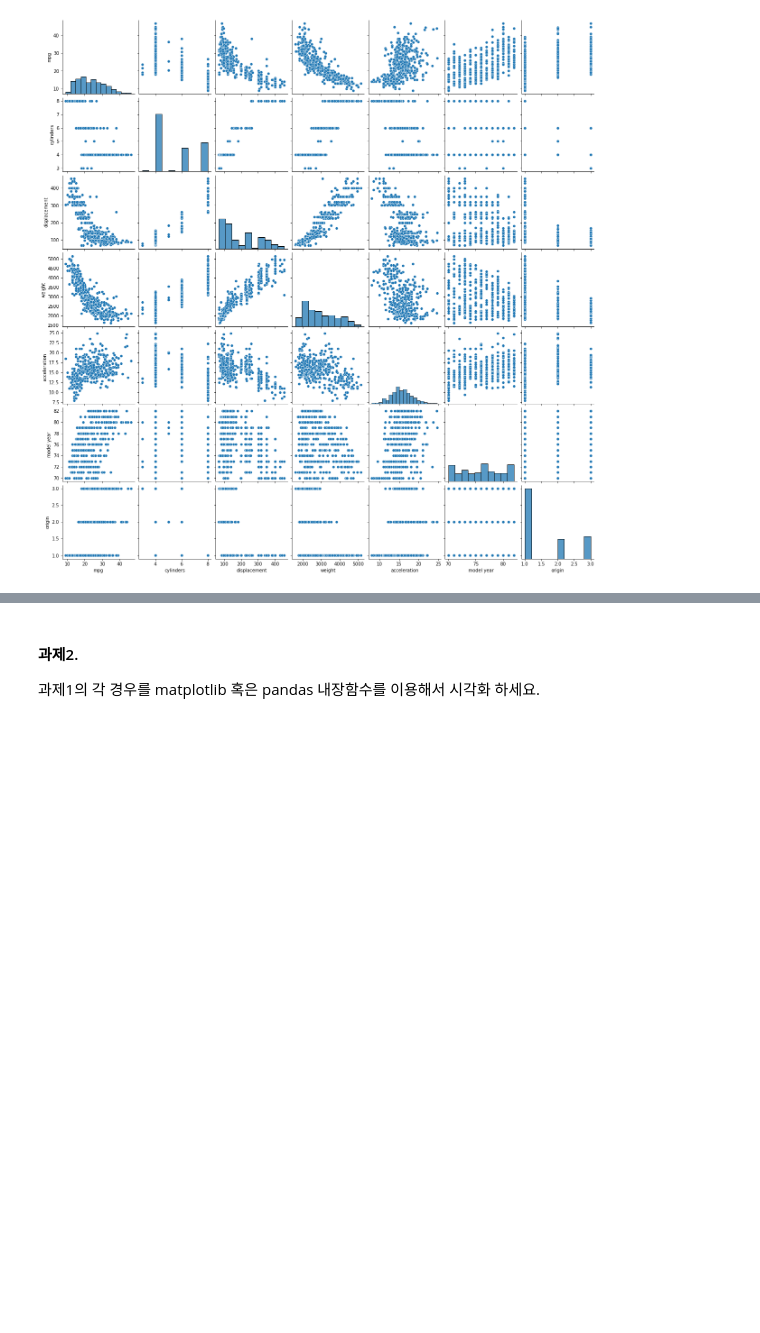
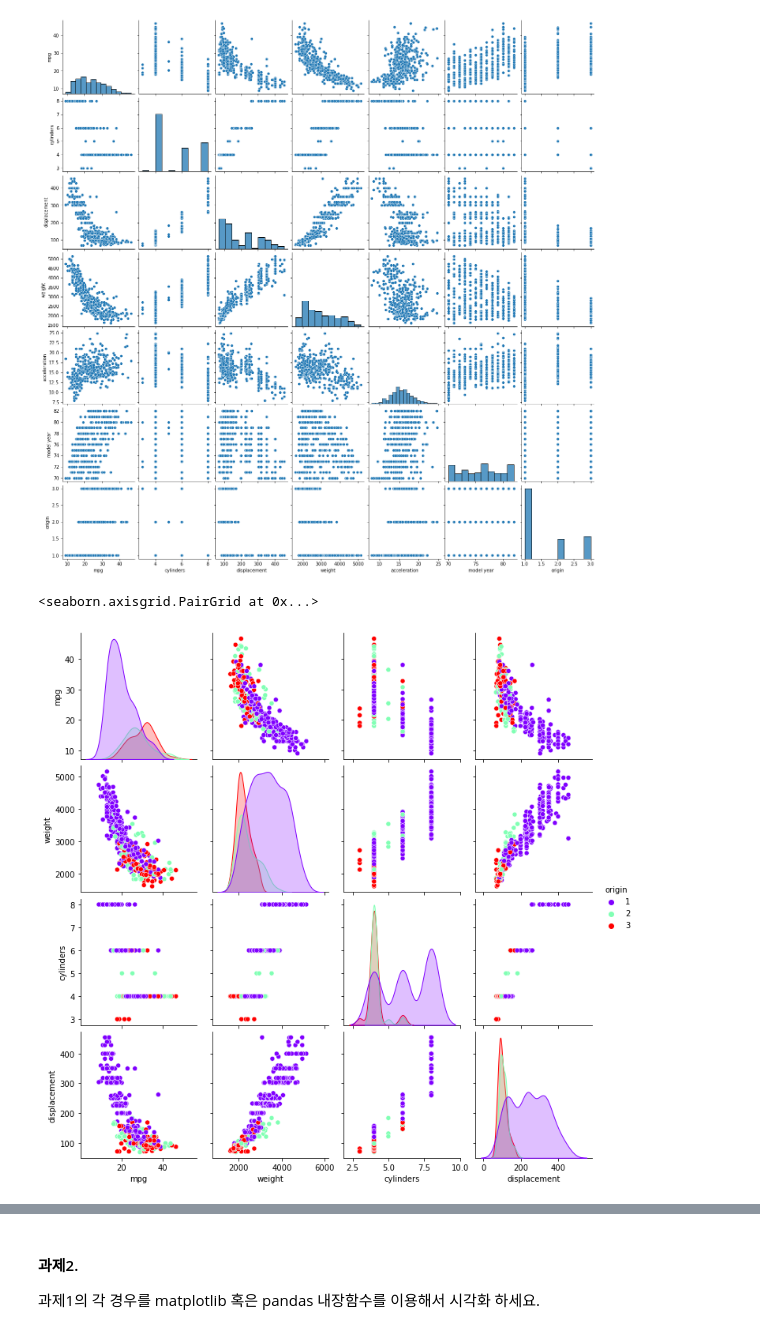
Before and after one commit to bnv20/kdt9, a Jupyter notebook: m2_분석라이브러리/visualization/시각화1_guide.ipynb, the cells around one changed output, grey strips where cells are left out. Saved outputs shown, nothing was run; the diff lists cells and outputs as text; code cells hidden in the pictures; blank space fills up the shorter version.

```diff
--- a/m2_분석라이브러리/visualization/시각화1_guide.ipynb
+++ b/m2_분석라이브러리/visualization/시각화1_guide.ipynb
@@ -1269,6 +1282,12 @@ sns.pairplot(df_auto,palette='gray')
 # %% [output]
 <seaborn.axisgrid.PairGrid at 0x...>
 [figure]
+# %%
+dfa = df_auto[['mpg','weight','cylinders','displacement','origin']]
+sns.pairplot(dfa,hue='origin',palette='rainbow')
+# %% [output]
+<seaborn.axisgrid.PairGrid at 0x...>
+[figure, added]
 # %% [markdown]
 #### 과제1.
 seaborn 그래프의 각 유형을 적용하기에 적합한 케이스를 설정해서 각 그래프를 이용해서 시각화 하세요.
```
Also changed, not shown: parts of 2 cells of this notebook.
